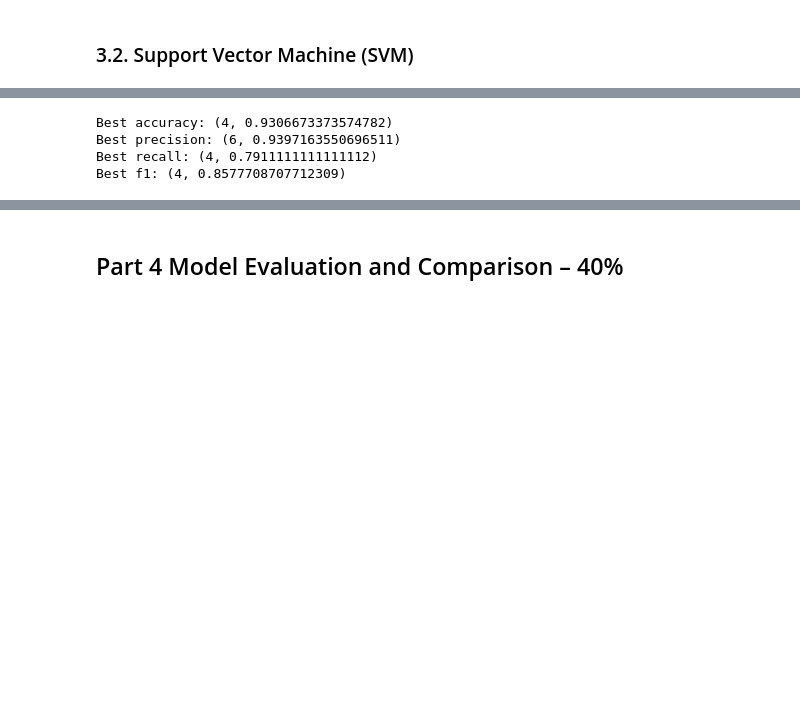
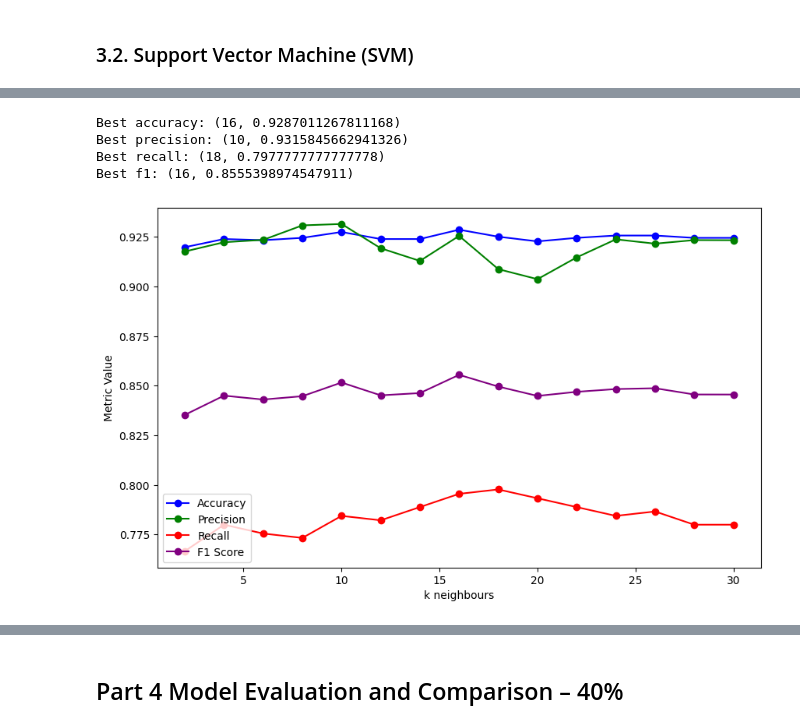
Before and after one commit to maidinh2409/CSIS---Coureworks, a Jupyter notebook: Fundamentals of Machine Learning/Course Project/Project1_Demi_L_139.ipynb, the cells around one changed output, grey strips where cells are left out. Cells and saved outputs as stored; diff of their text form; code cells hidden in the pictures; blank space fills up the shorter version.

```diff
--- a/Fundamentals of Machine Learning/Course Project/Project1_Demi_L_139.ipynb
+++ b/Fundamentals of Machine Learning/Course Project/Project1_Demi_L_139.ipynb
@@ -832,26 +894,31 @@ Best f1: (2, 0.8565671273756325)
 # %%
 from sklearn.neighbors import KNeighborsClassifier
 
-k_range = range(2,12,2)
+k_range = range(2,32,2)
 
+#create dictionaries to store evaluation metrics
 knn_accuracy_dict, knn_precision_dict, knn_recall_dict, knn_f1_dict = create_empty_dict()
 
+#loop knn model through k range
 for i in k_range:
-    knn = KNeighborsClassifier(n_neighbors=i)
+    knn = KNeighborsClassifier(n_neighbors=i, p=1)
     knn_accuracy, knn_precision, knn_recall, knn_f1 = model_training(knn, X, y)
 
     knn_accuracy_dict[i] = knn_accuracy
     knn_precision_dict[i] = knn_precision
     knn_recall_dict[i] = knn_recall
     knn_f1_dict[i] = knn_f1
 
+#get the best average metrics with corresponding k
 knn_best_accuracy, knn_best_precision, knn_best_recall, knn_best_f1 = best_metrics(knn_accuracy_dict, knn_precision_dict, knn_recall_dict, knn_f1_dict)
 
 print_results(knn_best_accuracy, knn_best_precision, knn_best_recall, knn_best_f1)
+chart3 = plotting_loop_results("k neighbours", k_range, knn_accuracy_dict, knn_precision_dict, knn_recall_dict, knn_f1_dict)
 # %% [output]
-Best accuracy: (4, 0.9306673373574782)
-Best precision: (6, 0.9397163550696511)
-Best recall: (4, 0.7911111111111112)
-Best f1: (4, 0.8577708707712309)
+Best accuracy: (16, 0.9287011267811168)
+Best precision: (10, 0.9315845662941326)
+Best recall: (18, 0.7977777777777778)
+Best f1: (16, 0.8555398974547911)
+[figure, added]
 # %% [markdown]
 ### 3.3. Decision Tree
```
Also changed, not shown: parts of 63 cells of this notebook, 2 other files.
